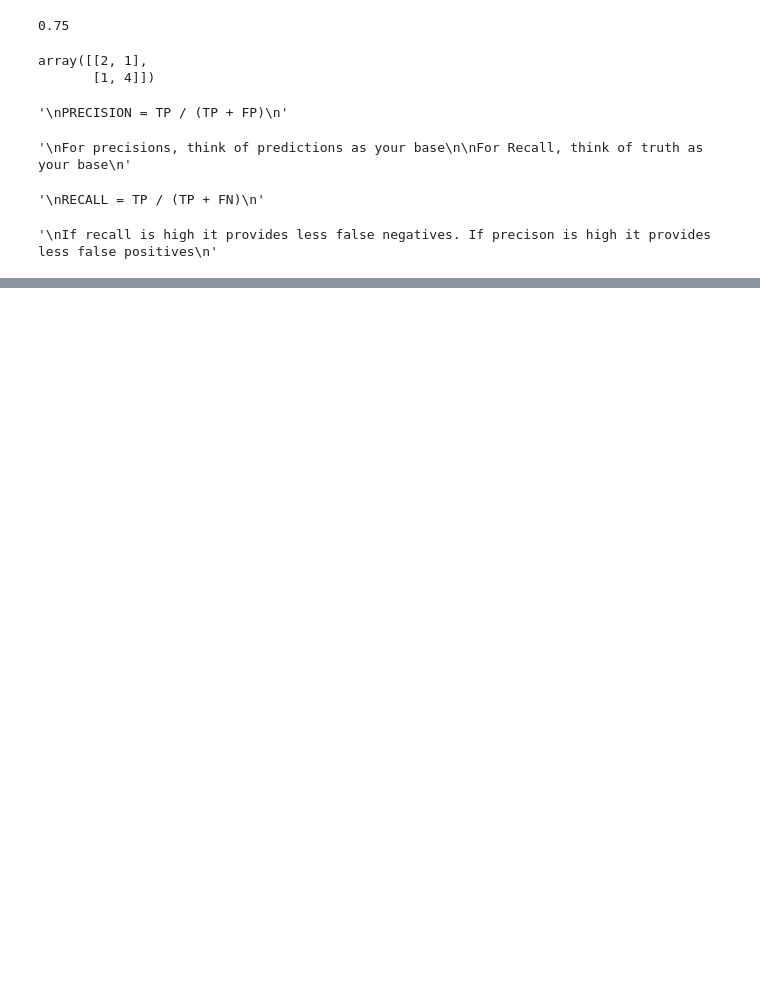
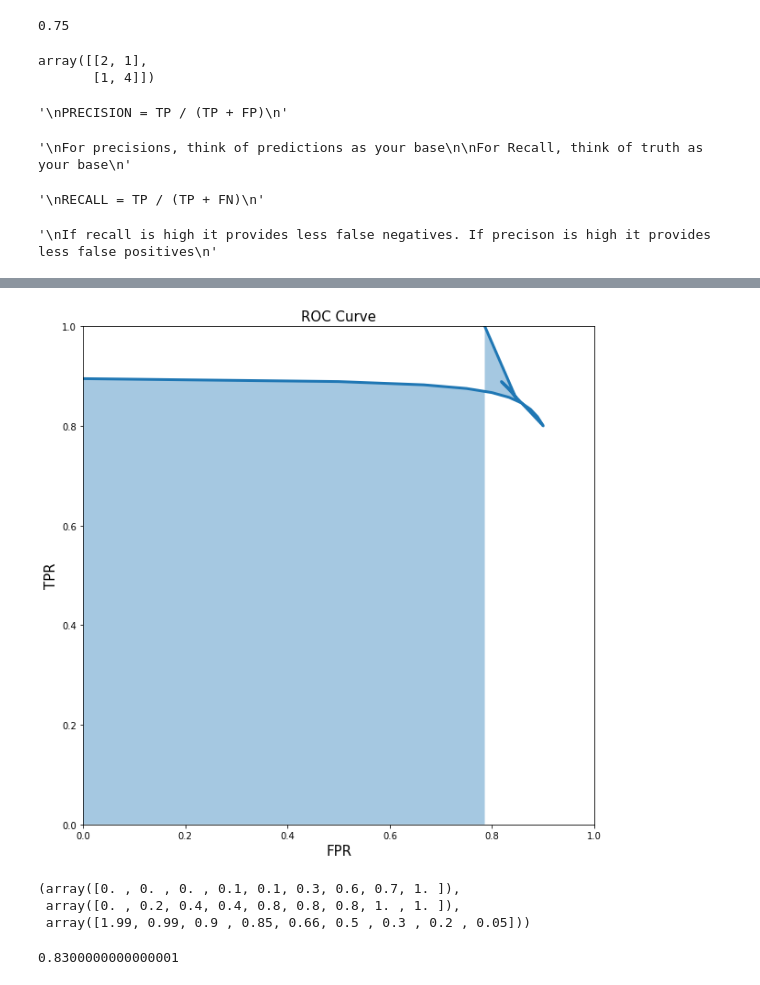
Before and after one commit to iSriBalaji/AAAMLP_Notes, a Jupyter notebook: Evaluation Metrics.ipynb, the cells around one changed output, grey strips where cells are left out. Cells and saved outputs as stored; diff of their text form; code cells hidden in the pictures; blank space fills up the shorter version.

```diff
--- a/Evaluation Metrics.ipynb
+++ b/Evaluation Metrics.ipynb
@@ -116,0 +243,25 @@ If recall is high it provides less false negatives. If precison is high it provi
+# %%
+### TPR and TNR can also be calculated for different threshold values
+tpr_ls = []
+fpr_ls = []
+
+# a set of threshold values - ways to find it will be explained later - Abhi's code
+thresholds = [0.0490937 , 0.05934905, 0.079377,
+0.08584789, 0.11114267, 0.11639273,
+0.15952202, 0.17554844, 0.18521942,
+0.27259048, 0.31620708, 0.33056815,
+0.39095342, 0.61977213]
+
+
+## From the thresholds we are calculating the predicted values
+### I have slightly modified the Abhi's code - I used sklearn functions instead of manual coding
+for i in thresholds:
+    temp_prediction = [1 if x >= i else 0 for x in pred_prob]    #predicting with ith threshold
+    matrix = metrics.confusion_matrix(actual_val,temp_prediction)
+    tpr = matrix[0,0]/(matrix[0,0]+matrix[1,0])
+    fpr = matrix[0,1]/(matrix[0,1]+matrix[1,1])
+    tpr_ls.append(tpr)
+    fpr_ls.append(fpr)
+
+rate = pd.DataFrame(list(zip(thresholds,tpr_ls,fpr_ls)), columns=["Threshold","TPR","FPR"])
+rate
@@ -116,0 +284,14 @@ If recall is high it provides less false negatives. If precison is high it provi
+# %%
+## Check the book for Abhi's values
+
+plt.figure(figsize=(10,10))
+plt.fill_between(fpr_ls,tpr_ls,alpha=0.4)
+plt.plot(fpr_ls,tpr_ls,lw=3)
+plt.title("ROC Curve",fontsize=15)
+plt.xlabel("FPR",fontsize=15)
+plt.ylabel("TPR",fontsize=15)
+plt.xlim(0,1.0)
+plt.ylim(0,1.0)
+plt.show()
+# %% [output]
+[figure, added]
@@ -116,0 +301,22 @@ If recall is high it provides less false negatives. If precison is high it provi
+# %%
+## Now we are using roc inbuilt function direcrtly
+
+y_true = [0, 0, 0, 0, 1, 0, 1,
+0, 0, 1, 0, 1, 0, 0, 1]
+
+y_pred = [0.1, 0.3, 0.2, 0.6, 0.8, 0.05,
+0.9, 0.5, 0.3, 0.66, 0.3, 0.2,
+0.85, 0.15, 0.99]
+
+metrics.roc_curve(y_true,y_pred)
+
+# Note: roc_curve gives three values - tpr,tnr, threshold
+## the third list are threshold
+# %% [output]
+(array([0. , 0. , 0. , 0.1, 0.1, 0.3, 0.6, 0.7, 1. ]),
+ array([0. , 0.2, 0.4, 0.4, 0.8, 0.8, 0.8, 1. , 1. ]),
+ array([1.99, 0.99, 0.9 , 0.85, 0.66, 0.5 , 0.3 , 0.2 , 0.05]))
+# %%
+metrics.roc_auc_score(y_true,y_pred)   ## AUC value range from 0 to 1
+# %% [output]
+0.8300000000000001
```
Also changed, not shown: parts of 17 cells of this notebook.
